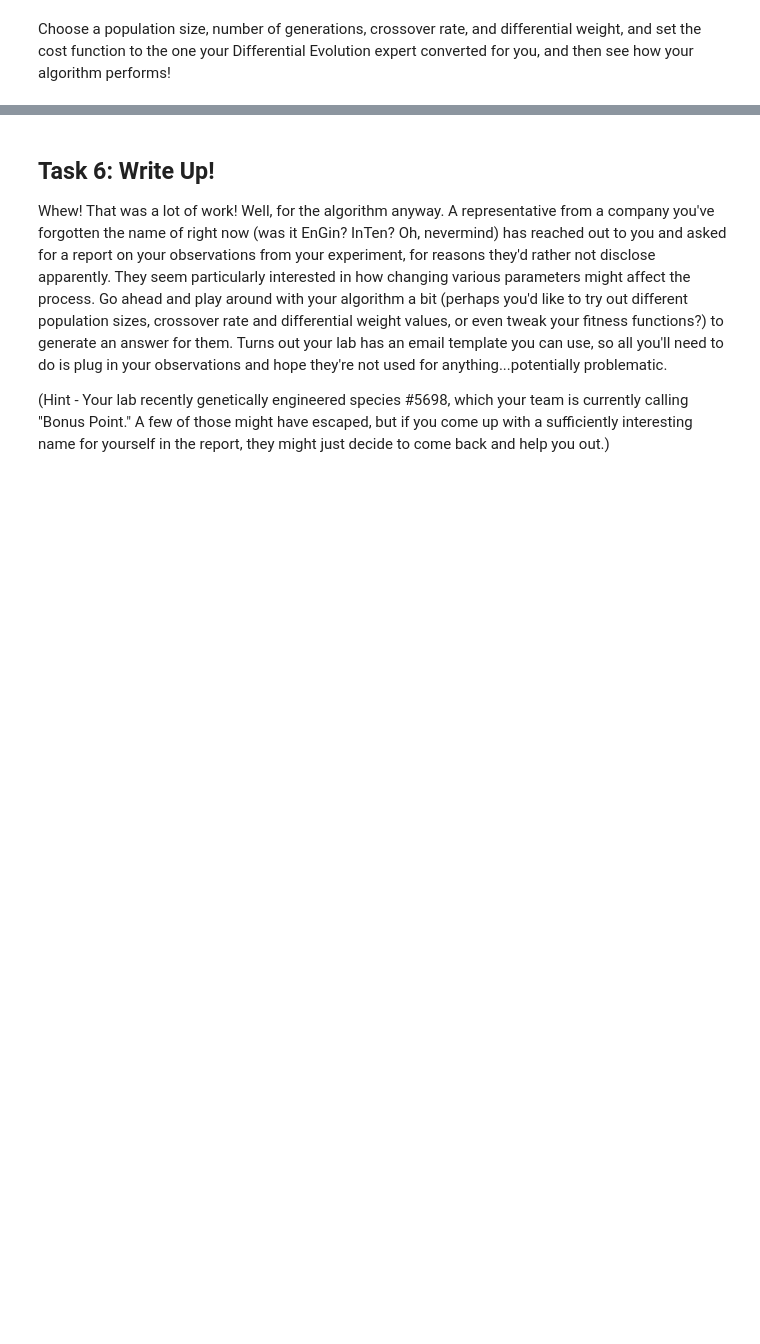
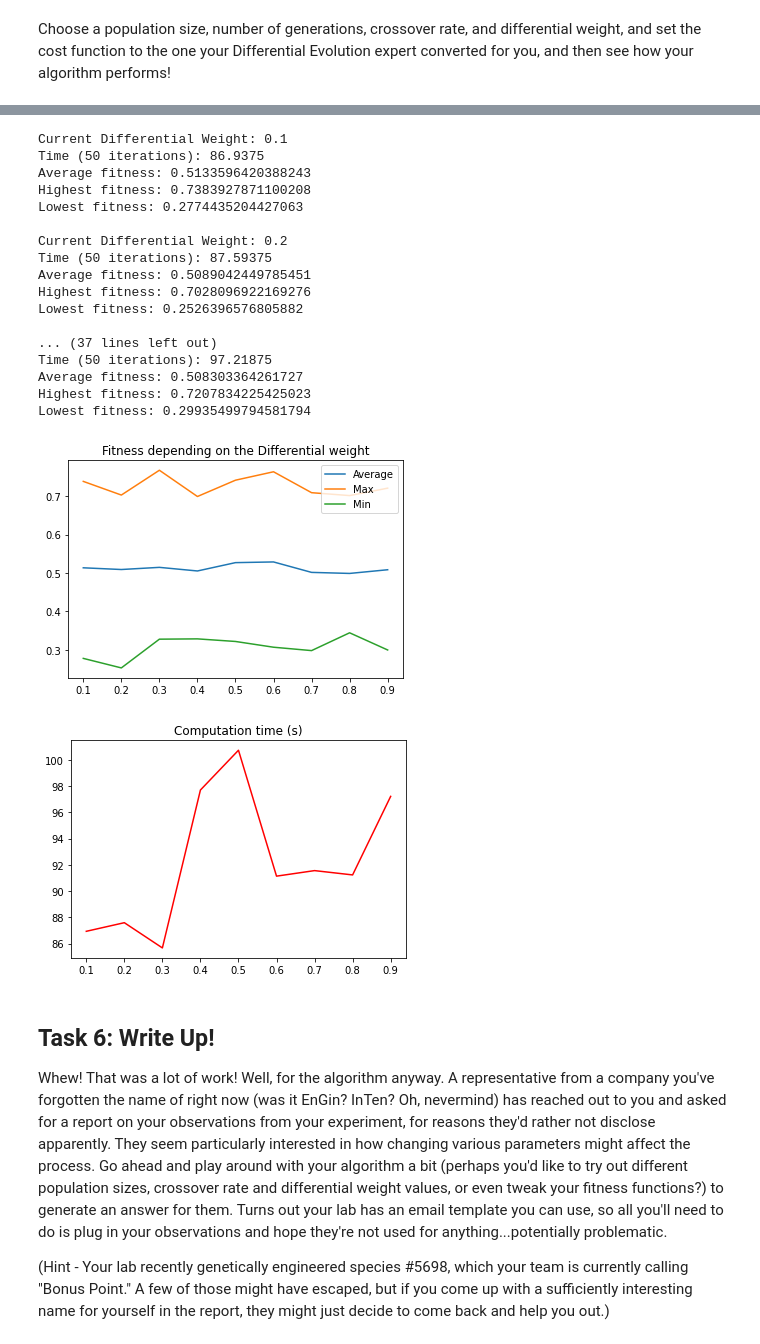
Before and after one commit to Genetic-algorithm-UOS/Coding-Assignment, a Jupyter notebook: Tasks/Differential Evolution/Student_task.ipynb, the cells around one changed output, grey strips where cells are left out. Saved outputs shown, nothing was run; the diff lists cells and outputs as text; code cells hidden in the pictures; blank space fills up the shorter version.

```diff
--- a/Tasks/Differential Evolution/Student_task.ipynb
+++ b/Tasks/Differential Evolution/Student_task.ipynb
@@ -306,3 +561,83 @@ Your algorithm output [409.0111481688941, 18.61727899954191, 0.01109590466844978
+# %%
+dw_rate = 0.1 # start with size 0
+rex_score_list = []
+
+### lists for plotting
+
+dwrate = []
+average = []
+highest = []
+lowest = []
+times = []
+
+while dw_rate <= 0.9:
+
+    i = 0
+    rex_score_list = []
+    start = time.process_time() # start timer
+
+    # do 50 iterations
+    while i < 50:
+
+        best_rex = de_algorithm(pop_size=100, generations=100, crossover_rate=0.9, differential_weight=dw_rate, cost_function=cost_function)
+        rex_score = combi_fitness(best_rex)
+        rex_score_list.append(rex_score)
+
+        i += 1
+
+    # append values for plotting
+    dwrate.append(dw_rate)
+    average.append(statistics.mean(rex_score_list))
+    highest.append(max(rex_score_list))
+    lowest.append(min(rex_score_list))
+    times.append(time.process_time() - start)
+
+    # print info
+    print('Current Differential Weight: ' + str(dw_rate))
+    print('Time (50 iterations): ' + str(time.process_time() - start))
+
+    print('Average fitness: ' + str(statistics.mean(rex_score_list)))
+    print('Highest fitness: ' + str(max(rex_score_list)))
+    print('Lowest fitness: ' + str(min(rex_score_list))+ "\n")
+
+    # increase Differential weight
+    dw_rate += 0.1
+
+# plot results
+plt.plot(dwrate, average, label = "Average")
+plt.plot(dwrate, highest, label = "Max")
+plt.plot(dwrate, lowest, label = "Min")
+
+plt.legend(loc='upper right')
+plt.title("Fitness depending on the Differential weight")
+plt.xticks(dwrate)
+plt.show()
+
+# plot results
+plt.plot(dwrate, times,color="red")
+plt.title("Computation time (s)")
+plt.xticks(dwrate)
+plt.show()
+# %% [output]
+Current Differential Weight: 0.1
+Time (50 iterations): 86.9375
+Average fitness: 0.5133596420388243
+Highest fitness: 0.7383927871100208
+Lowest fitness: 0.2774435204427063
+
+Current Differential Weight: 0.2
+Time (50 iterations): 87.59375
+Average fitness: 0.5089042449785451
+Highest fitness: 0.7028096922169276
+Lowest fitness: 0.2526396576805882
+
+... (37 lines left out)
+Time (50 iterations): 97.21875
+Average fitness: 0.508303364261727
+Highest fitness: 0.7207834225425023
+Lowest fitness: 0.29935499794581794
+[figure, added]
+[figure, added]
 # %% [markdown]
 ## Task 6: Write Up!
 
```
Also changed, not shown: parts of 12 cells of this notebook.
